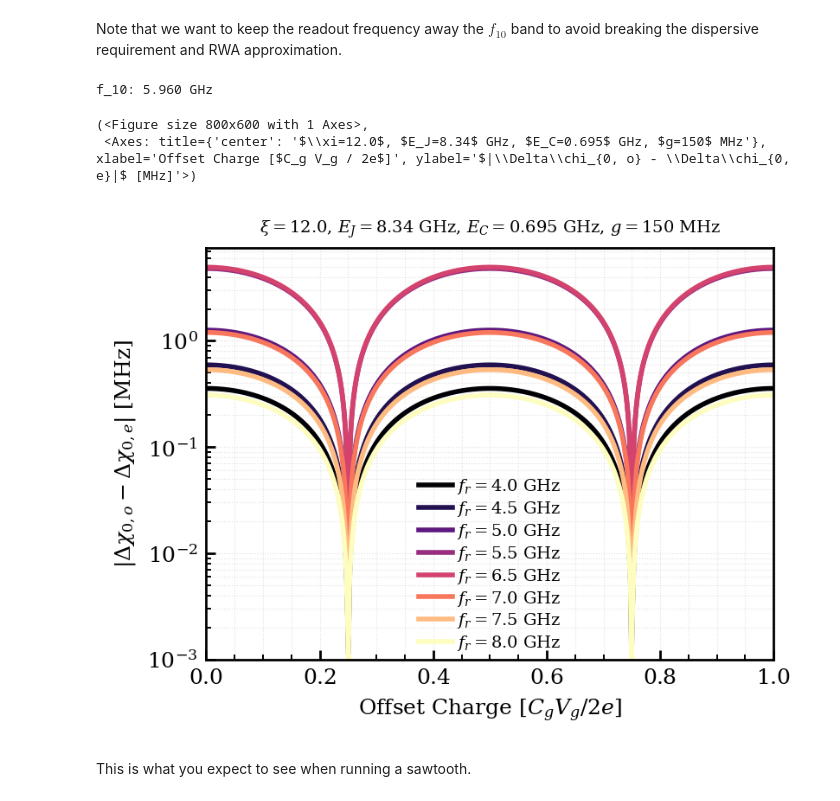
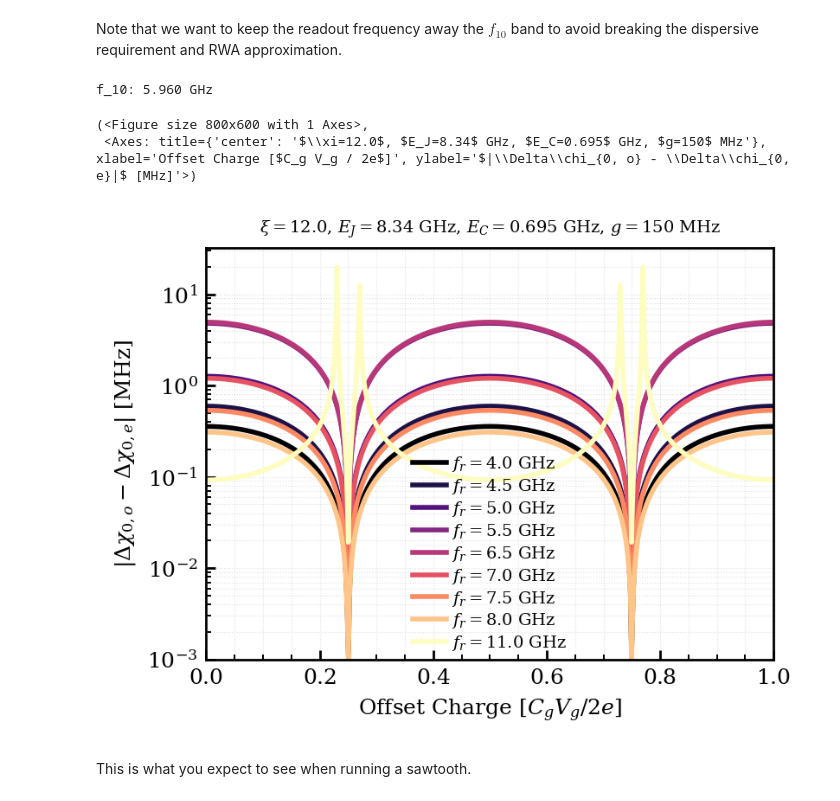
Before and after one commit to FaroutYLq/axioph, a Jupyter notebook: OCS/ocs.ipynb, the cells around one changed output. Cells and saved outputs as stored; diff of their text form; code cells hidden in the pictures.

Commit message:
More insightful delta chi plot

```diff
--- a/OCS/ocs.ipynb
+++ b/OCS/ocs.ipynb
@@ -168,13 +171,13 @@ Resonator frequency: 7.00 GHz
 Note that we want to keep the readout frequency away the $f_{10}$ band to avoid breaking the dispersive requirement and RWA approximation.
 # %%
 ocs.plot_parity_shift_vs_ng(
-    readout_freqs=[4.0e9, 4.5e9, 5.0e9, 5.5e9, 6.5e9, 7.0e9, 7.5e9, 8.0e9]
+    readout_freqs=[4.0e9, 4.5e9, 5.0e9, 5.5e9, 6.5e9, 7.0e9, 7.5e9, 8.0e9, 11.0e9]
 )
 # %% [output]
 f_10: 5.960 GHz
 (<Figure size 800x600 with 1 Axes>,
  <Axes: title={'center': '$\\xi=12.0$, $E_J=8.34$ GHz, $E_C=0.695$ GHz, $g=150$ MHz'}, xlabel='Offset Charge [$C_g V_g / 2e$]', ylabel='$|\\Delta\\chi_{0, o} - \\Delta\\chi_{0, e}|$ [MHz]'>)
-[figure, old version]
+[figure, new version]
 # %% [markdown]
 This is what you expect to see when running a sawtooth.
 # %% [markdown]
```
Also changed, not shown: parts of 1 cell of this notebook, 1 other file.
